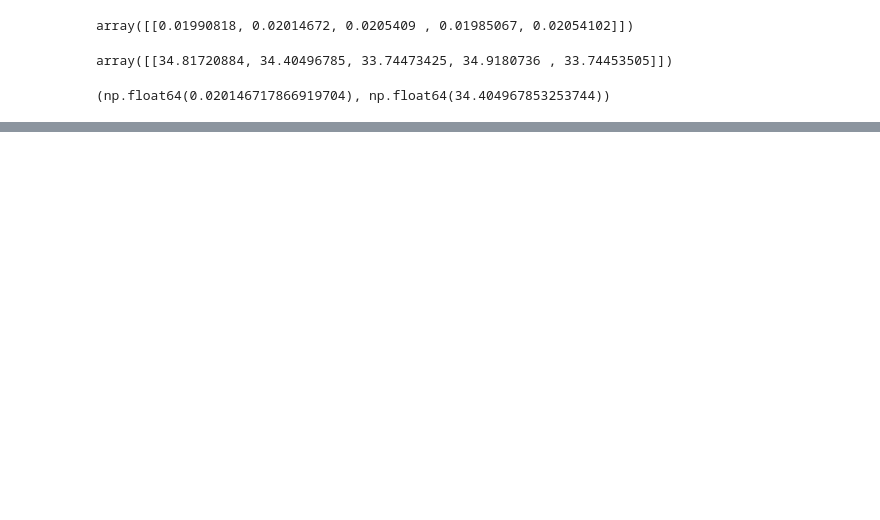
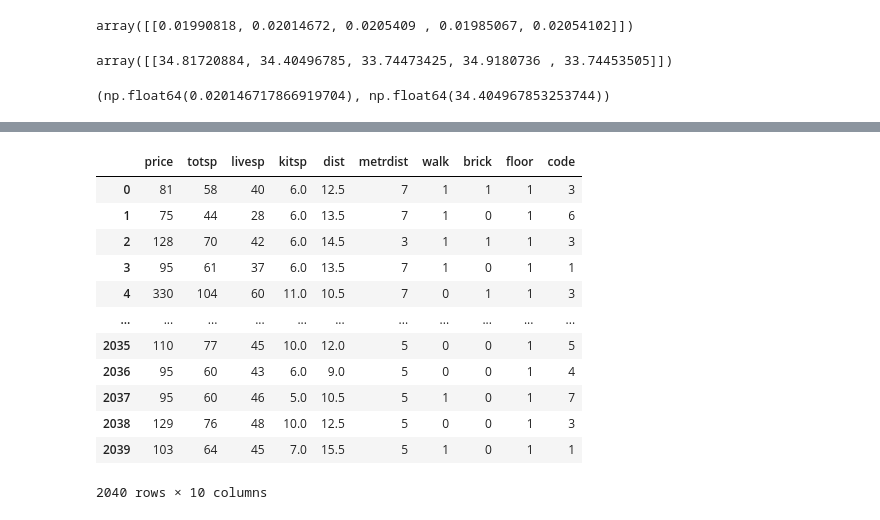
Before and after one commit to Dezzelshipc/CompMath2, a Jupyter notebook: math-statistics/prac4(2)/prac.ipynb, the cells around one changed output, grey strips where cells are left out. Cells and saved outputs as stored; diff of their text form; code cells hidden in the pictures; blank space fills up the shorter version.

```diff
--- a/math-statistics/prac4(2)/prac.ipynb
+++ b/math-statistics/prac4(2)/prac.ipynb
@@ -609,0 +651,23 @@ np.median(r), np.median(T)
+# %%
+flats = pd.read_csv("../data/flats_moscow.txt", delimiter='\t').drop(["n"], axis=1)
+flats_features0 = flats.keys().to_numpy().copy()
+flats_features0[0] = "1"
+flats_np = flats.to_numpy()
+flats_x0 = flats_np.copy()
+flats_x0[:, 0] = 1
+flats_y = flats_np[:, 0]
+flats
+# %% [output]
+|  | price | totsp | livesp | kitsp | dist | metrdist | walk | brick | floor | code |
+| 0 | 81 | 58 | 40 | 6.0 | 12.5 | 7 | 1 | 1 | 1 | 3 |
+| 1 | 75 | 44 | 28 | 6.0 | 13.5 | 7 | 1 | 0 | 1 | 6 |
+| 2 | 128 | 70 | 42 | 6.0 | 14.5 | 3 | 1 | 1 | 1 | 3 |
+| 3 | 95 | 61 | 37 | 6.0 | 13.5 | 7 | 1 | 0 | 1 | 1 |
+| 4 | 330 | 104 | 60 | 11.0 | 10.5 | 7 | 0 | 1 | 1 | 3 |
+| ... | ... | ... | ... | ... | ... | ... | ... | ... | ... | ... |
+| 2035 | 110 | 77 | 45 | 10.0 | 12.0 | 5 | 0 | 0 | 1 | 5 |
+| 2036 | 95 | 60 | 43 | 6.0 | 9.0 | 5 | 0 | 0 | 1 | 4 |
+| 2037 | 95 | 60 | 46 | 5.0 | 10.5 | 5 | 1 | 0 | 1 | 7 |
+| 2038 | 129 | 76 | 48 | 10.0 | 12.5 | 5 | 0 | 0 | 1 | 3 |
+| 2039 | 103 | 64 | 45 | 7.0 | 15.5 | 5 | 1 | 0 | 1 | 1 |
+2040 rows × 10 columns
```
Also changed, not shown: parts of 40 cells of this notebook, 1 other file.
